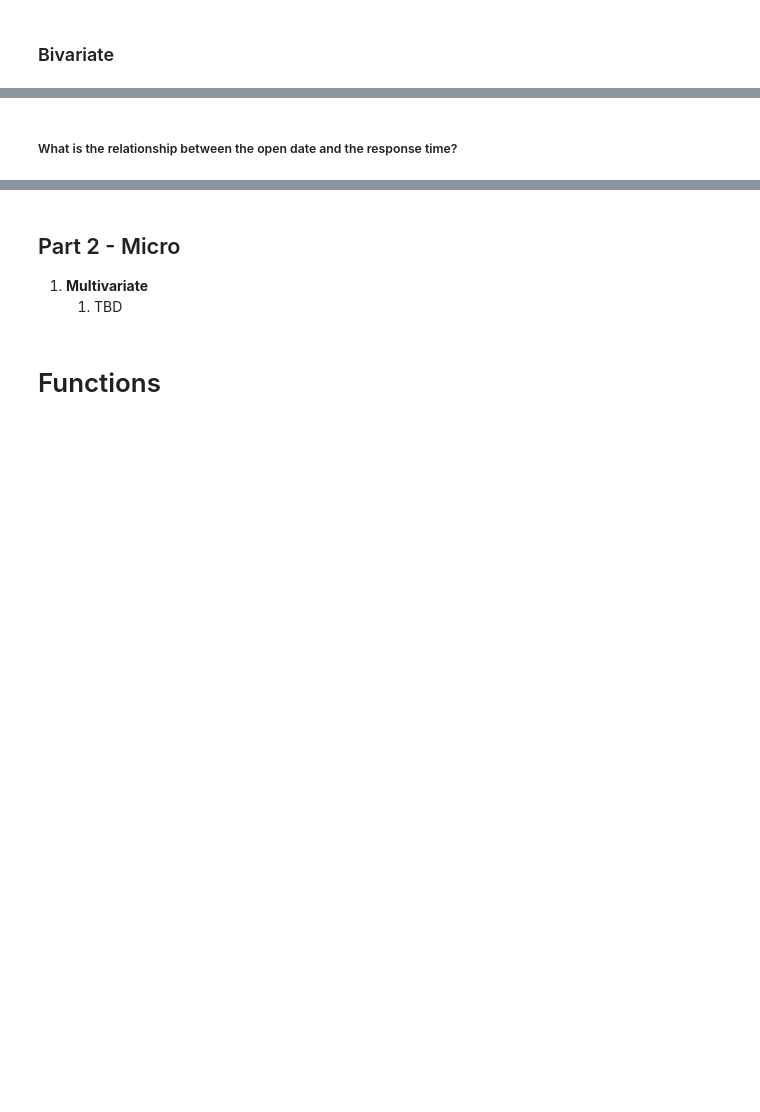
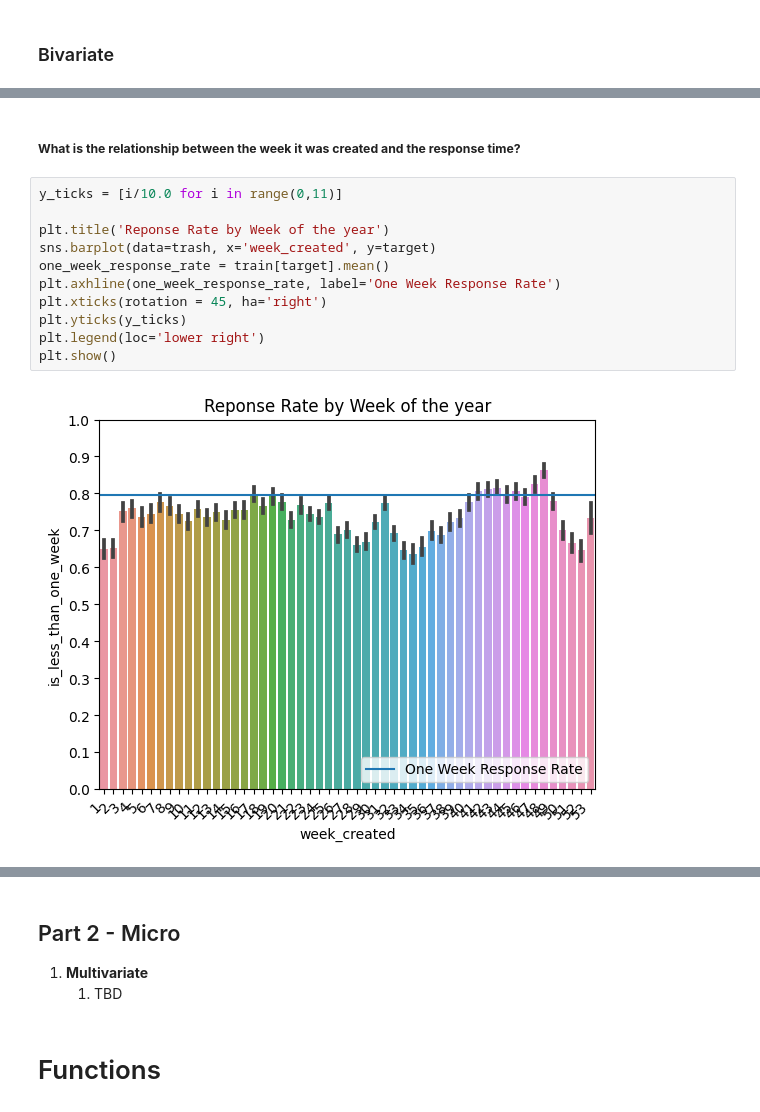
Before and after one commit to aaron-mv-moore/indy-action-time, a Jupyter notebook: work-notebooks/01_working_explore_2.ipynb, the cells around one changed output, grey strips where cells are left out. Cells and saved outputs as stored; diff of their text form; blank space fills up the shorter version.

```diff
--- a/work-notebooks/01_working_explore_2.ipynb
+++ b/work-notebooks/01_working_explore_2.ipynb
@@ -89,2 +173,15 @@ plt.show()
 # %% [markdown]
-##### What is the relationship between the open date and the response time?
+##### **What is the relationship between the week it was created and the response time?**
+# %%
+y_ticks = [i/10.0 for i in range(0,11)]
+
+plt.title('Reponse Rate by Week of the year')
+sns.barplot(data=trash, x='week_created', y=target)
+one_week_response_rate = train[target].mean()
+plt.axhline(one_week_response_rate, label='One Week Response Rate')
+plt.xticks(rotation = 45, ha='right')
+plt.yticks(y_ticks)
+plt.legend(loc='lower right')
+plt.show()
+# %% [output]
+[figure, added]
```
Also changed, not shown: parts of 29 cells of this notebook, 2 other files.
